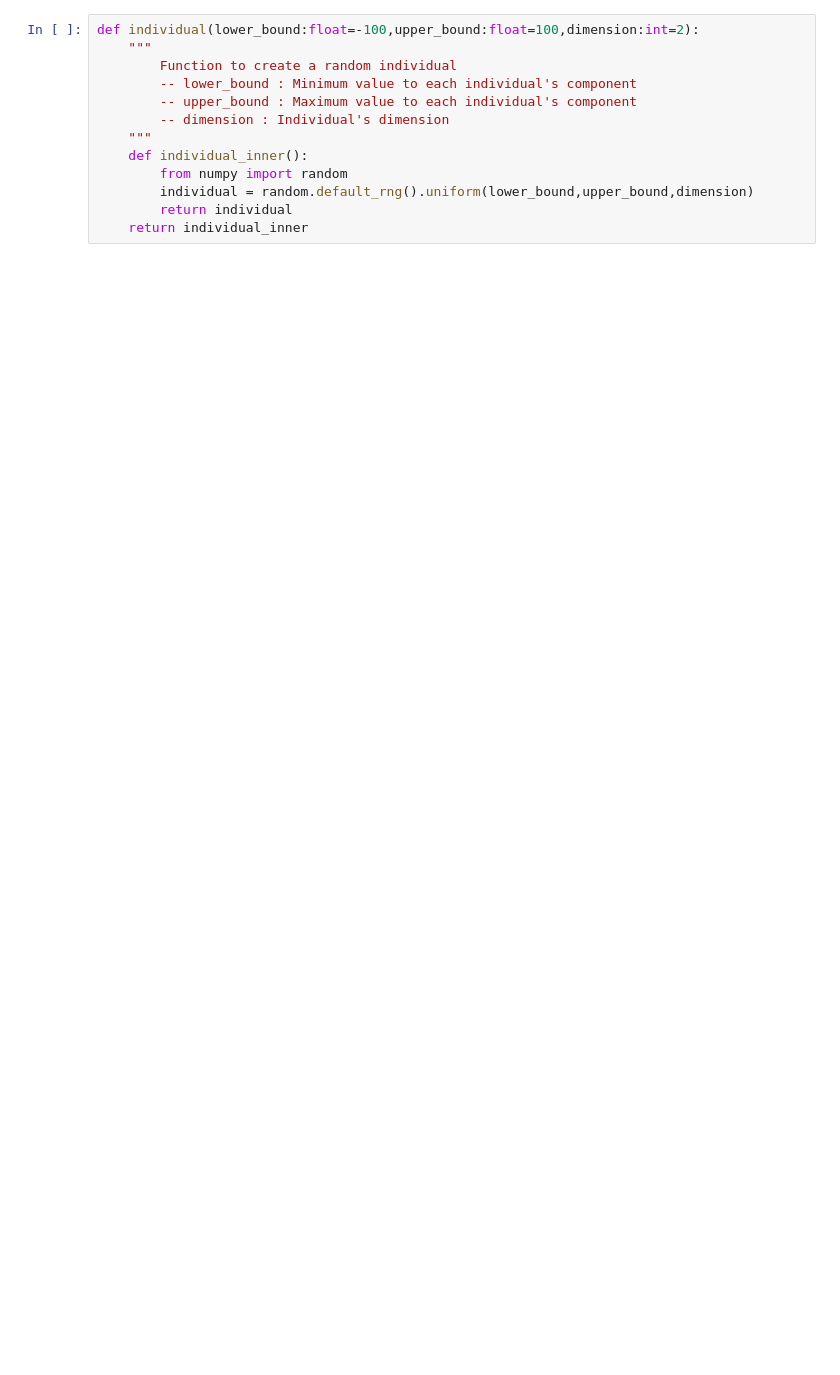
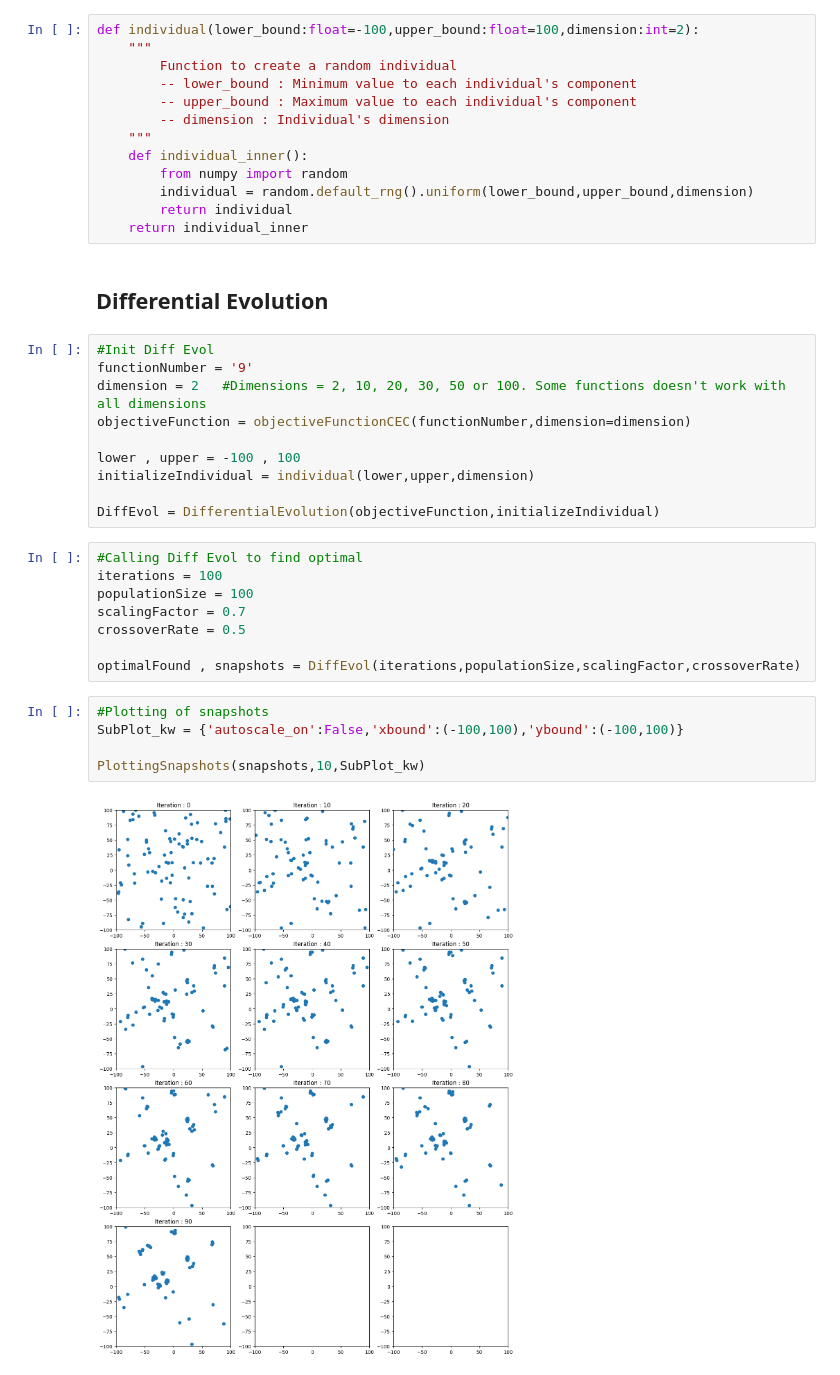
Before and after one commit to alexisuaguilaru/MetaPy, a Jupyter notebook: MetaPy/Testing/test_DifferentialEvolution.ipynb, the cells around one changed output. Cells and saved outputs as stored; diff of their text form; blank space fills up the shorter version.

```diff
--- a/MetaPy/Testing/test_DifferentialEvolution.ipynb
+++ b/MetaPy/Testing/test_DifferentialEvolution.ipynb
@@ -57,3 +41,30 @@ def individual(lower_bound:float=-100,upper_bound:float=100,dimension:int=2):
         individual = random.default_rng().uniform(lower_bound,upper_bound,dimension)
         return individual
     return individual_inner
+# %% [markdown]
+## Differential Evolution
+# %%
+#Init Diff Evol
+functionNumber = '9'
+dimension = 2   #Dimensions = 2, 10, 20, 30, 50 or 100. Some functions doesn't work with all dimensions
+objectiveFunction = objectiveFunctionCEC(functionNumber,dimension=dimension)
+
+lower , upper = -100 , 100
+initializeIndividual = individual(lower,upper,dimension)
+
+DiffEvol = DifferentialEvolution(objectiveFunction,initializeIndividual)
+# %%
+#Calling Diff Evol to find optimal
+iterations = 100
+populationSize = 100
+scalingFactor = 0.7
+crossoverRate = 0.5
+
+optimalFound , snapshots = DiffEvol(iterations,populationSize,scalingFactor,crossoverRate)
+# %%
+#Plotting of snapshots
+SubPlot_kw = {'autoscale_on':False,'xbound':(-100,100),'ybound':(-100,100)}
+
+PlottingSnapshots(snapshots,10,SubPlot_kw)
+# %% [output]
+[figure, added]
```
Also changed, not shown: parts of 8 cells of this notebook.
